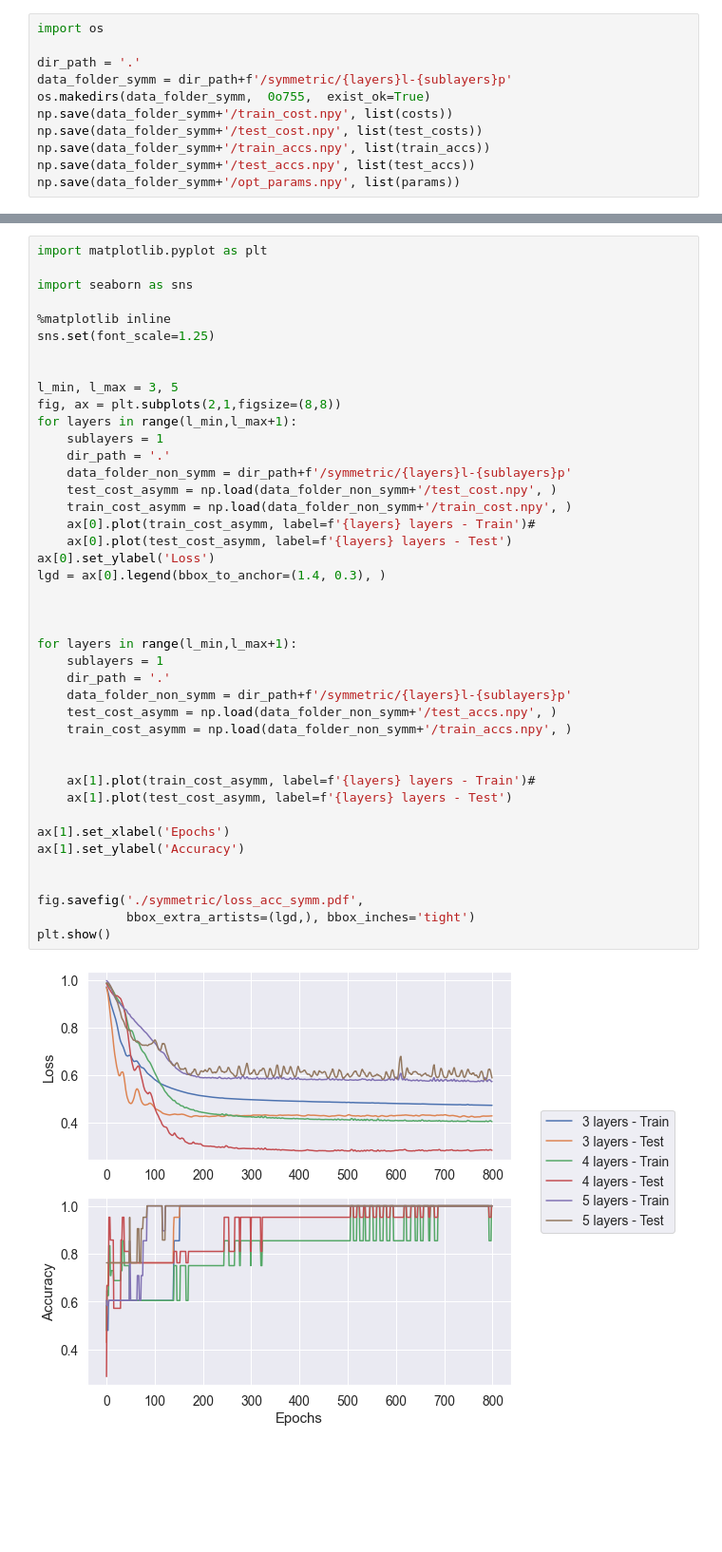
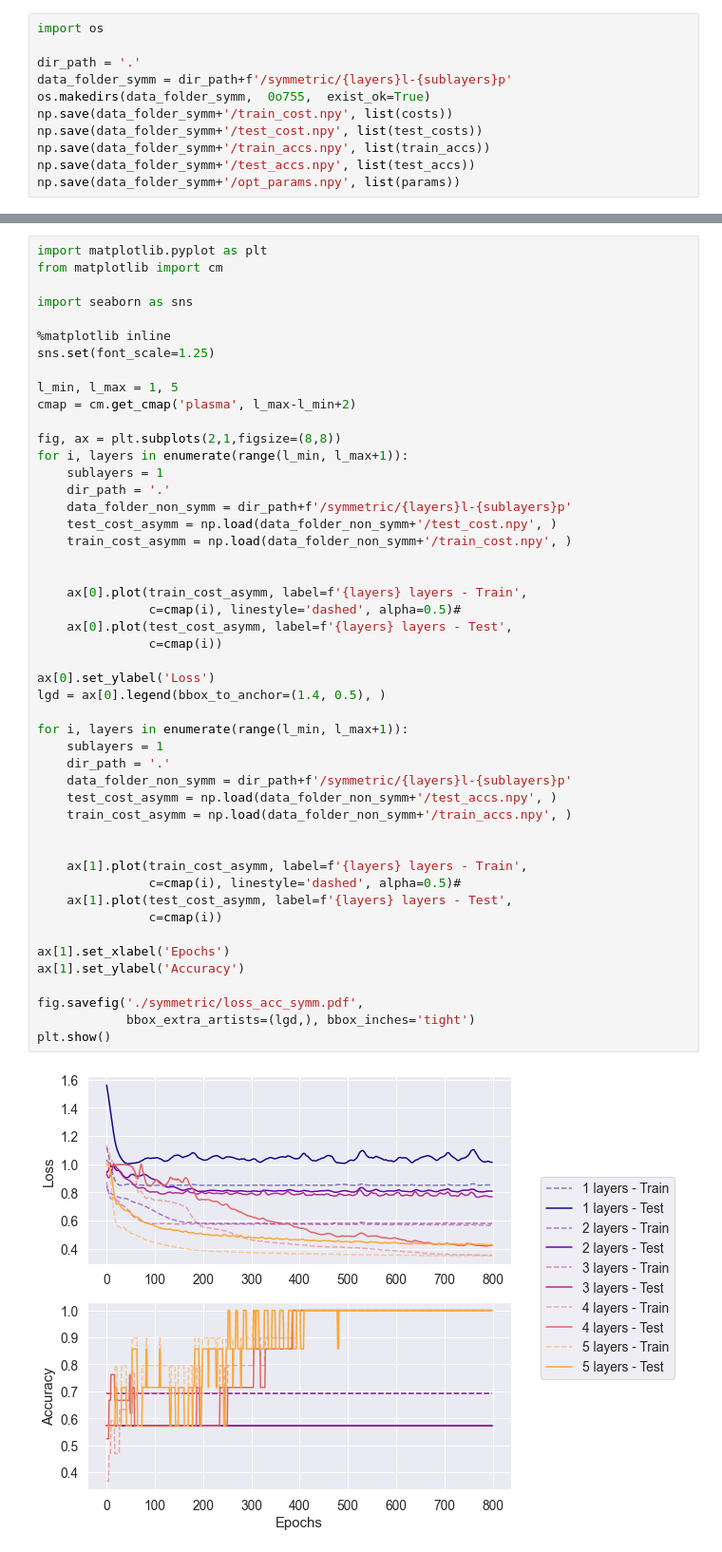
Before and after one commit to fran-scala/qml-schwinger-model, a Jupyter notebook: schwinger/Schwinger_circuit.ipynb, the cells around one changed output, grey strips where cells are left out. Shown at 95% size. Saved outputs shown, nothing was run; the diff lists cells and outputs as text; blank space fills up the shorter version.

```diff
--- a/schwinger/Schwinger_circuit.ipynb
+++ b/schwinger/Schwinger_circuit.ipynb
@@ -286,44 +287,50 @@ np.save(data_folder_symm+'/opt_params.npy', list(params))
 # %%
 import matplotlib.pyplot as plt
+from matplotlib import cm
 
 import seaborn as sns
 
 %matplotlib inline
 sns.set(font_scale=1.25)
 
+l_min, l_max = 1, 5
+cmap = cm.get_cmap('plasma', l_max-l_min+2)
 
-l_min, l_max = 3, 5
 fig, ax = plt.subplots(2,1,figsize=(8,8))
-for layers in range(l_min,l_max+1):
+for i, layers in enumerate(range(l_min, l_max+1)):
     sublayers = 1
     dir_path = '.'
     data_folder_non_symm = dir_path+f'/symmetric/{layers}l-{sublayers}p'
     test_cost_asymm = np.load(data_folder_non_symm+'/test_cost.npy', )
     train_cost_asymm = np.load(data_folder_non_symm+'/train_cost.npy', )
-    ax[0].plot(train_cost_asymm, label=f'{layers} layers - Train')#
-    ax[0].plot(test_cost_asymm, label=f'{layers} layers - Test')
-ax[0].set_ylabel('Loss')
-lgd = ax[0].legend(bbox_to_anchor=(1.4, 0.3), )
 
 
+    ax[0].plot(train_cost_asymm, label=f'{layers} layers - Train',
+               c=cmap(i), linestyle='dashed', alpha=0.5)#
+    ax[0].plot(test_cost_asymm, label=f'{layers} layers - Test',
+               c=cmap(i))
 
-for layers in range(l_min,l_max+1):
+ax[0].set_ylabel('Loss')
+lgd = ax[0].legend(bbox_to_anchor=(1.4, 0.5), )
+
+for i, layers in enumerate(range(l_min, l_max+1)):
     sublayers = 1
     dir_path = '.'
     data_folder_non_symm = dir_path+f'/symmetric/{layers}l-{sublayers}p'
     test_cost_asymm = np.load(data_folder_non_symm+'/test_accs.npy', )
     train_cost_asymm = np.load(data_folder_non_symm+'/train_accs.npy', )
 
 
-    ax[1].plot(train_cost_asymm, label=f'{layers} layers - Train')#
-    ax[1].plot(test_cost_asymm, label=f'{layers} layers - Test')
+    ax[1].plot(train_cost_asymm, label=f'{layers} layers - Train',
+               c=cmap(i), linestyle='dashed', alpha=0.5)#
+    ax[1].plot(test_cost_asymm, label=f'{layers} layers - Test',
+               c=cmap(i))
 
 ax[1].set_xlabel('Epochs')
 ax[1].set_ylabel('Accuracy')
 
-
 fig.savefig('./symmetric/loss_acc_symm.pdf',
             bbox_extra_artists=(lgd,), bbox_inches='tight')
 plt.show()
 # %% [output]
-[figure, old version]
+[figure, new version]
```
Also changed, not shown: parts of 7 cells of this notebook, 55 other files.
